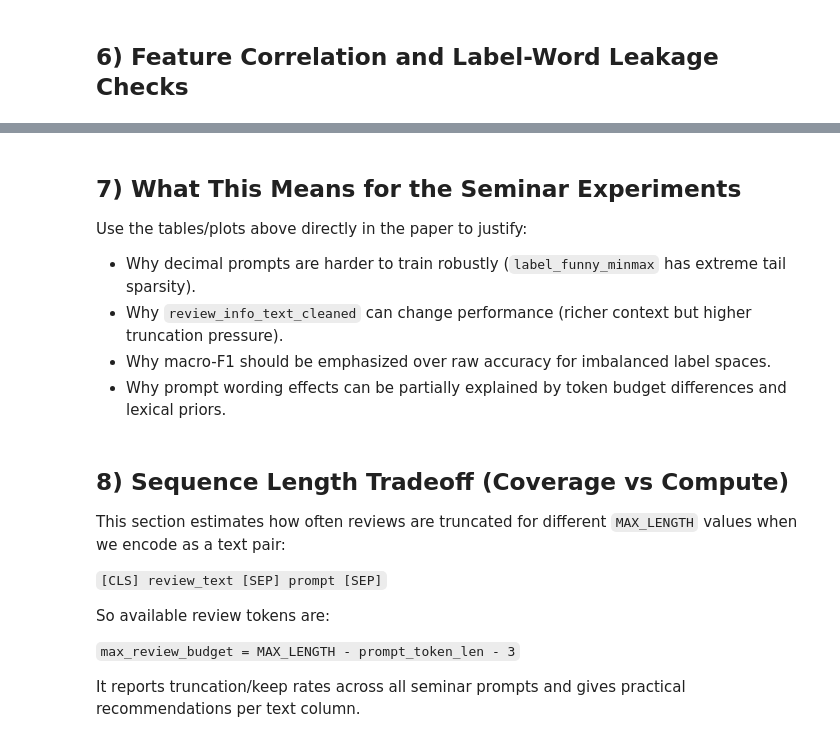
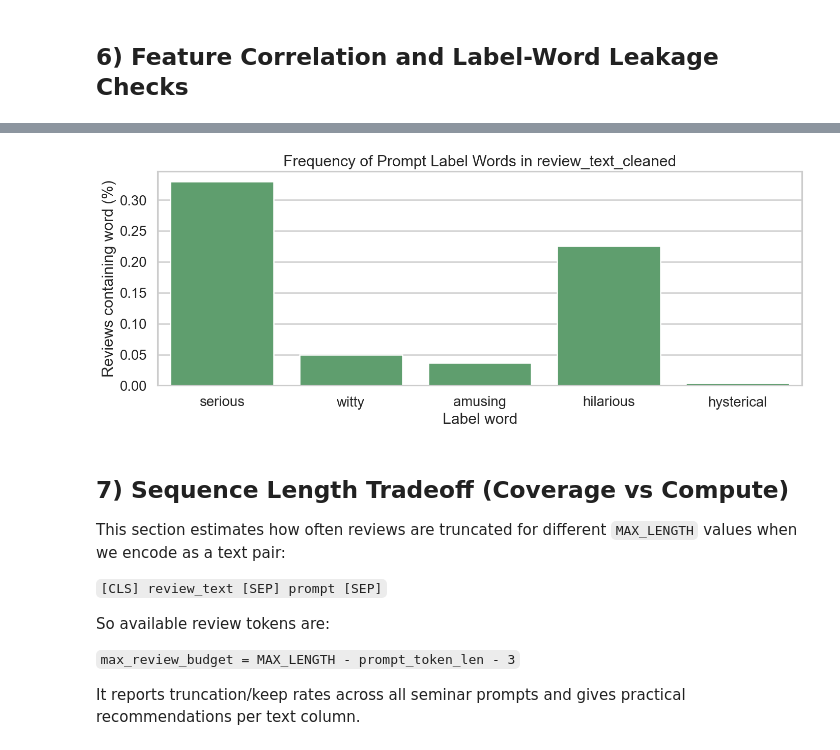
Before and after one commit to tdiepenb/steamReviewHumor, a Jupyter notebook: data_exploration.ipynb, the cells around one changed output, grey strips where cells are left out. Drawn from its saved outputs; the diff is of its cells as text; code cells hidden in the pictures.

```diff
--- a/data_exploration.ipynb
+++ b/data_exploration.ipynb
@@ -601,52 +682,35 @@ plt.show()
 # %% [markdown]
 ## 6) Feature Correlation and Label-Word Leakage Checks
 # %%
-numeric_cols = [
-    "review_votes_funny",
-    "review_votes_up",
-    "review_weighted_vote_score",
-    "review_comment_count",
-    "author_playtime_forever",
-    "author_playtime_at_review",
-    "review_only_token_len",
-    "review_plus_game_token_len",
-    "label_is_funny_binary",
-    "label_funny_minmax",
-    "label_votes_funny_categorical",
-]
-
-corr = df[numeric_cols].corr(numeric_only=True)
-
-plt.figure(figsize=(12, 9))
-sns.heatmap(corr, cmap="coolwarm", center=0, annot=False)
-plt.title("Correlation Matrix (Numeric Features and Labels)")
-plt.tight_layout()
-plt.show()
-
 label_words = ["serious", "witty", "amusing", "hilarious", "hysterical"]
 
 leak_rows = []
+input_name = "cleaned_review_text"
+col = "review_text_cleaned"
+
 for word in label_words:
     pattern = rf"\b{word}\b"
-    for input_name, col in TEXT_COLUMNS.items():
-        contains = df[col].fillna("").str.contains(pattern, case=False, regex=True)
-        leak_rows.append(
-            {
-                "word": word,
-                "input_type": input_name,
-                "contains_rate_pct": contains.mean() * 100,
-                "contains_rate_funny_pct": contains[df["label_is_funny_binary"] == 1].mean() * 100,
-                "contains_rate_not_funny_pct": contains[df["label_is_funny_binary"] == 0].mean() * 100,
-            }
-        )
+    contains = df[col].fillna("").str.contains(pattern, case=False, regex=True)
+    leak_rows.append(
+        {
+            "word": word,
+            "input_type": input_name,
+            "contains_rate_pct": contains.mean() * 100,
+            "contains_rate_funny_pct": contains[df["label_is_funny_binary"] == 1].mean() * 100,
+            "contains_rate_not_funny_pct": contains[df["label_is_funny_binary"] == 0].mean() * 100,
+        }
+    )
 
-leak_df = pd.DataFrame(leak_rows).sort_values(["word", "input_type"])
+leak_df = pd.DataFrame(leak_rows)
+leak_df["word"] = pd.Categorical(leak_df["word"], categories=label_words, ordered=True)
+leak_df = leak_df.sort_values("word")
 display(leak_df.round(4))
 
 plt.figure(figsize=(12, 5))
-sns.barplot(data=leak_df, x="word", y="contains_rate_pct", hue="input_type", palette="Set2")
-plt.title("Frequency of Prompt Label Words in Input Texts")
+sns.barplot(data=leak_df, x="word", y="contains_rate_pct", color="#55A868")
+plt.title("Frequency of Prompt Label Words in review_text_cleaned")
 plt.xlabel("Label word")
 plt.ylabel("Reviews containing word (%)")
 plt.tight_layout()
 plt.show()
+# %% [output]
@@ -653,14 +723,6 @@ plt.show()
+[figure, added]
-# %% [markdown]
-## 7) What This Means for the Seminar Experiments
-
-Use the tables/plots above directly in the paper to justify:
-
-- Why decimal prompts are harder to train robustly (`label_funny_minmax` has extreme tail sparsity).
-- Why `review_info_text_cleaned` can change performance (richer context but higher truncation pressure).
-- Why macro-F1 should be emphasized over raw accuracy for imbalanced label spaces.
-- Why prompt wording effects can be partially explained by token budget differences and lexical priors.
 # %% [markdown]
-## 8) Sequence Length Tradeoff (Coverage vs Compute)
+## 7) Sequence Length Tradeoff (Coverage vs Compute)
 
 This section estimates how often reviews are truncated for different `MAX_LENGTH` values when we encode as a text pair:
 
```
Also changed, not shown: parts of 12 cells of this notebook, 2 other files.
